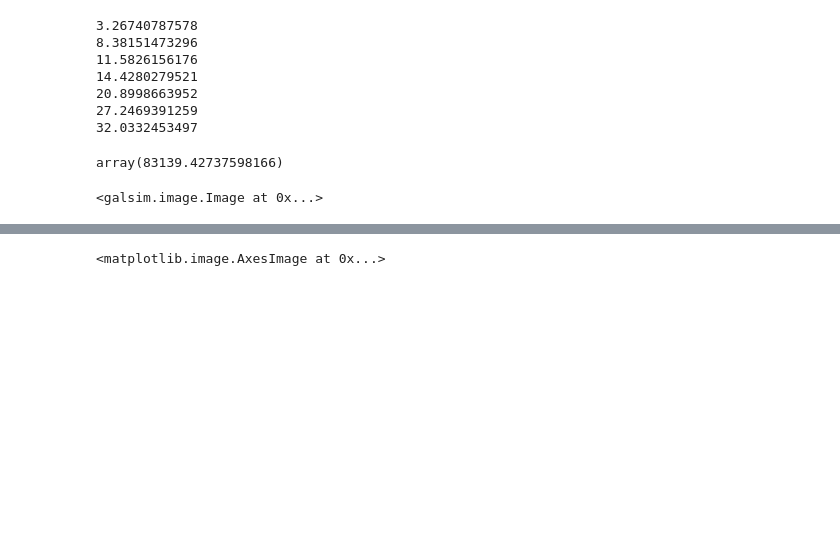
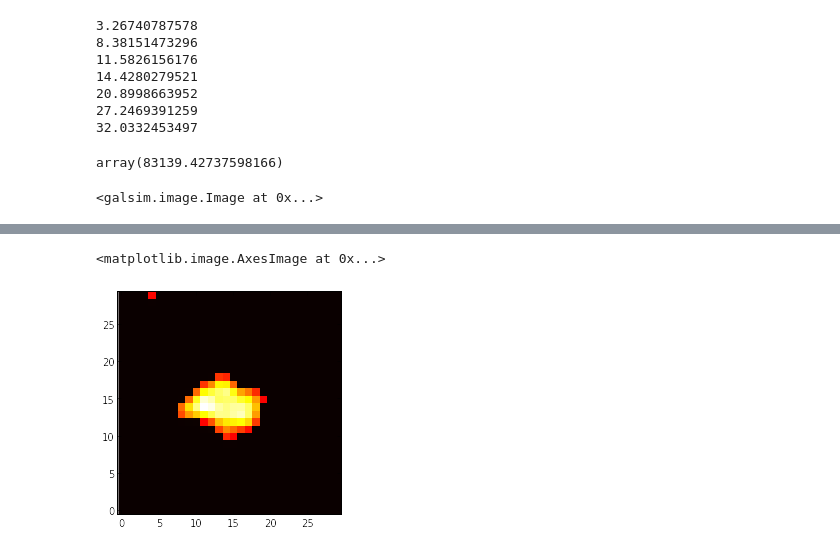
Before and after one commit to alvarezcl/deblending, a Jupyter notebook: cs231a/Real_Galaxy_Test.ipynb, the cells around one changed output, grey strips where cells are left out. Saved outputs shown, nothing was run; the diff lists cells and outputs as text; code cells hidden in the pictures; blank space fills up the shorter version.

```diff
--- a/cs231a/Real_Galaxy_Test.ipynb
+++ b/cs231a/Real_Galaxy_Test.ipynb
@@ -163,8 +178,9 @@ gini
 # %%
 # Denoising the image
 from skimage import io, filter
 from skimage.morphology import disk
-bilat = filter.rank.mean_bilateral(data.astype(np.uint16),disk(20),s0=10,s1=10)
+bilat = filter.rank.mean_bilateral(filtered_data.astype(np.uint16),disk(10),s0=10,s1=10)
 plt.imshow(bilat,interpolation='none',origin='lower',cmap=plt.cm.hot)
 # %% [output]
 <matplotlib.image.AxesImage at 0x...>
+[figure, added]
```
Also changed, not shown: parts of 21 cells of this notebook, 16 other files.
